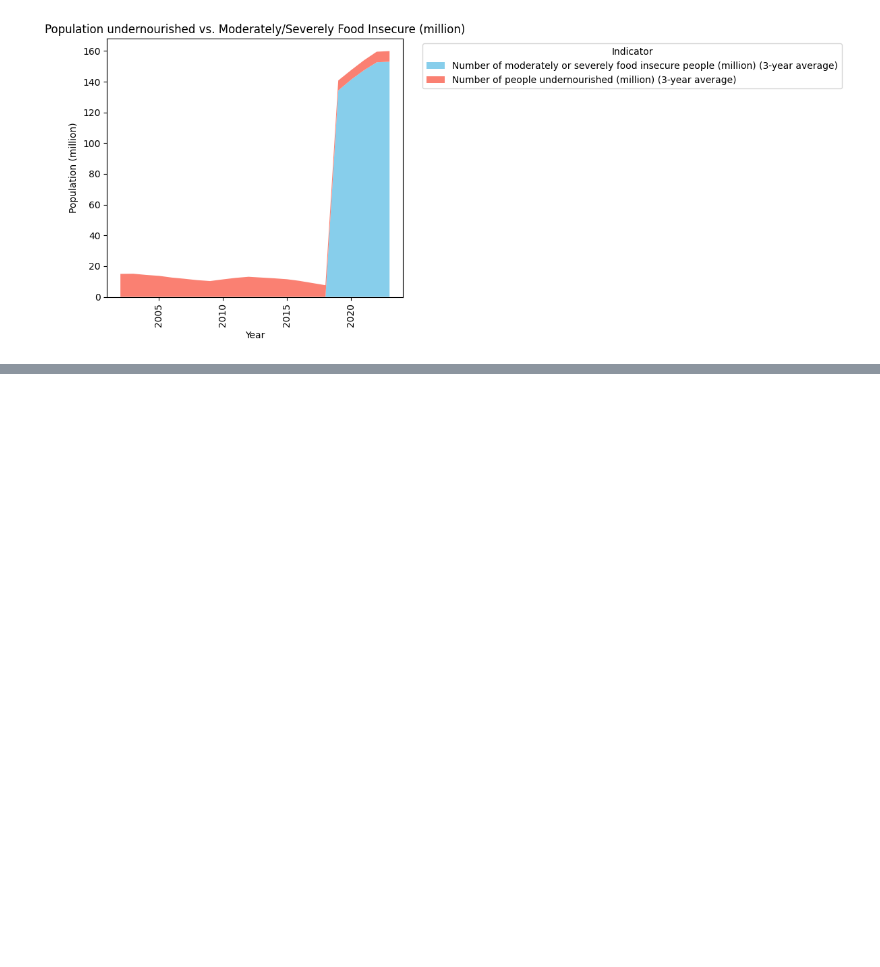
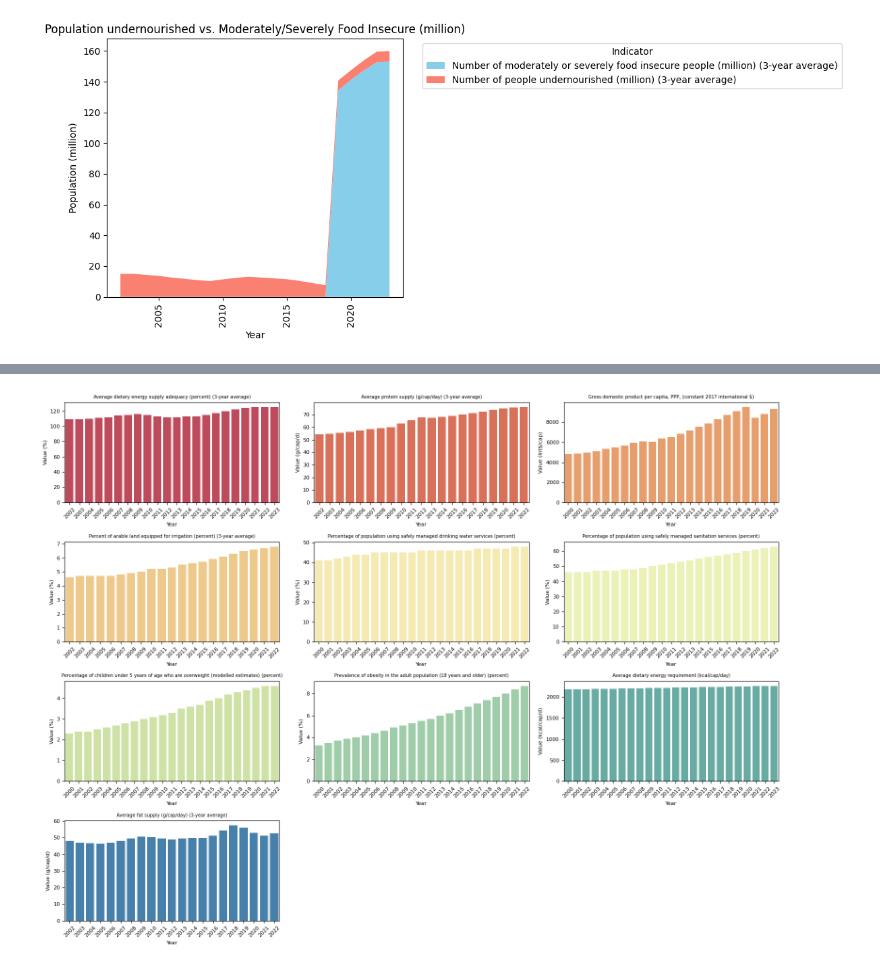
Before and after one commit to Qvyl/kaggle-notebooks, a Jupyter notebook: philippines-food-security-indicators.ipynb, the cells around one changed output, grey strips where cells are left out. Drawn from its saved outputs; the diff is of its cells as text; code cells hidden in the pictures; blank space fills up the shorter version.

```diff
--- a/philippines-food-security-indicators.ipynb
+++ b/philippines-food-security-indicators.ipynb
@@ -376,0 +432,14 @@ plt.show()
+# %%
+df_group2 = df[df['Item Code'].isin([
+    '21010',   # Average dietary energy supply adequacy (percent) (3-year average)
+    '21013',   # Average protein supply (g/cap/day) (3-year average)
+    '22013',   # Gross domestic product per capita, PPP, (constant 2017 international $)
+    '21034',   # Percent of arable land equipped for irrigation (percent) (3-year average)
+    '21045',   # Percentage of population using safely managed drinking water services (percent)
+    '21046',   # Percentage of population using safely managed sanitation services (percent)
+    '21041',   # Percentage of children under 5 years of age who are overweight (modelled estimates) (percent)
+    '21042',   # Prevalence of obesity in the adult population (18 years and older) (percent)
+    '21057',   # Average dietary energy requirement (kcal/cap/day)
+    '21061',   # Average fat supply (g/cap/day) (3-year average)
+])]
+df_group2.head()
@@ -376,0 +453,46 @@ plt.show()
+# %%
+items2 = {
+    '21010': 'Average dietary energy supply adequacy (percent) (3-year average)',
+    '21013': 'Average protein supply (g/cap/day) (3-year average)',
+    '22013': 'Gross domestic product per capita, PPP, (constant 2017 international $)',
+    '21034': 'Percent of arable land equipped for irrigation (percent) (3-year average)',
+    '21045': 'Percentage of population using safely managed drinking water services (percent)',
+    '21046': 'Percentage of population using safely managed sanitation services (percent)',
+    '21041': 'Percentage of children under 5 years of age who are overweight (modelled estimates) (percent)',
+    '21042': 'Prevalence of obesity in the adult population (18 years and older) (percent)',
+    '21057': 'Average dietary energy requirement (kcal/cap/day)',
+    '21061': 'Average fat supply (g/cap/day) (3-year average)'
+}
+
+palette = sns.color_palette('Spectral', n_colors=len(items2))
+n_cols = 3
+n_rows = (len(items2) + n_cols - 1) // n_cols
+
+fig, axes = plt.subplots(n_rows, n_cols, figsize=(16, n_rows * 3))
+axes = axes.flatten()
+
+for i, (code, label) in enumerate(items2.items()):
+    df_temp = df_group2[df_group2['Item Code'] == code].copy()
+    if df_temp.empty:
+        continue
+
+    df_temp['Year'] = df_temp['Year'].astype(int)
+    df_temp['Value'] = df_temp['Value'].astype(float)
+
+    unit = df_temp['Unit'].dropna().unique()
+    unit_label = unit[0] if len(unit) > 0 else ""
+
+    sns.barplot(x='Year', y='Value', data=df_temp, color=palette[i], ax=axes[i])
+    axes[i].set_title(label, fontsize=7)
+    axes[i].set_xlabel('Year', fontsize=8)
+    axes[i].set_ylabel(f"Value ({unit_label})", fontsize=8)
+    axes[i].tick_params(axis='x', rotation=45, labelsize=8)
+    axes[i].tick_params(axis='y', labelsize=8)
+
+for j in range(i+1, len(axes)):
+    fig.delaxes(axes[j])
+
+plt.tight_layout()
+plt.show()
+# %% [output]
+[figure, added]
```
Also changed, not shown: parts of 16 cells of this notebook.
